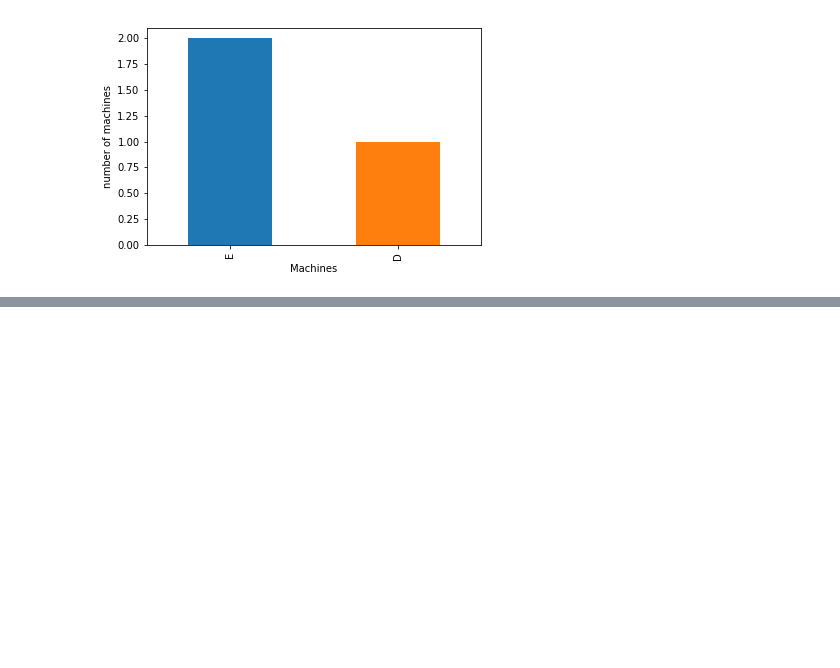
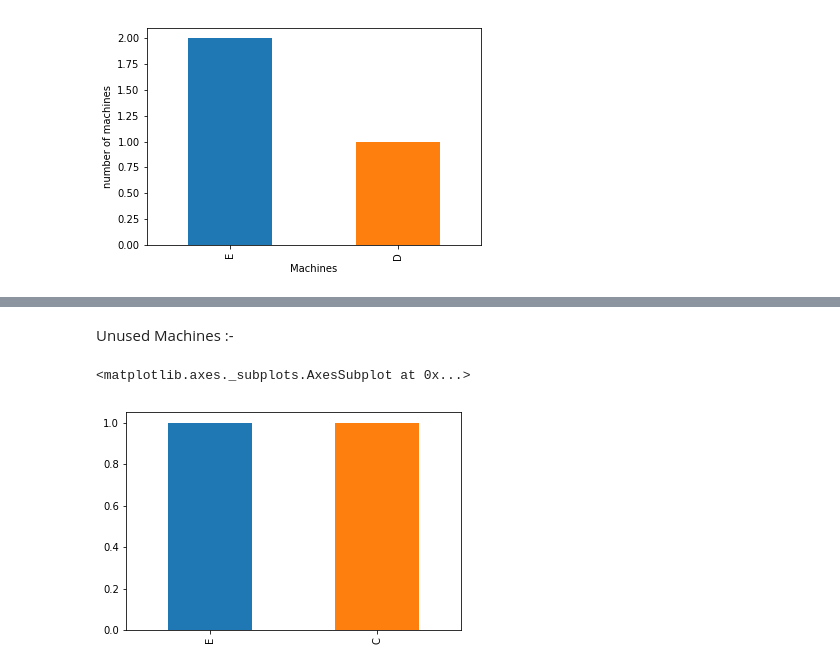
Before and after one commit to Bengaluru18/team-5, a Jupyter notebook: Web_app.ipynb, the cells around one changed output, grey strips where cells are left out. Cells and saved outputs as stored; diff of their text form; code cells hidden in the pictures; blank space fills up the shorter version.

```diff
--- a/Web_app.ipynb
+++ b/Web_app.ipynb
@@ -304,0 +342,7 @@ gmap.draw("my_heatmap.html")
+# %% [markdown]
+Unused Machines :-
+# %%
+unused.Description.value_counts().plot.bar()
+# %% [output]
+<matplotlib.axes._subplots.AxesSubplot at 0x...>
+[figure, added]
```
Also changed, not shown: parts of 12 cells of this notebook.
